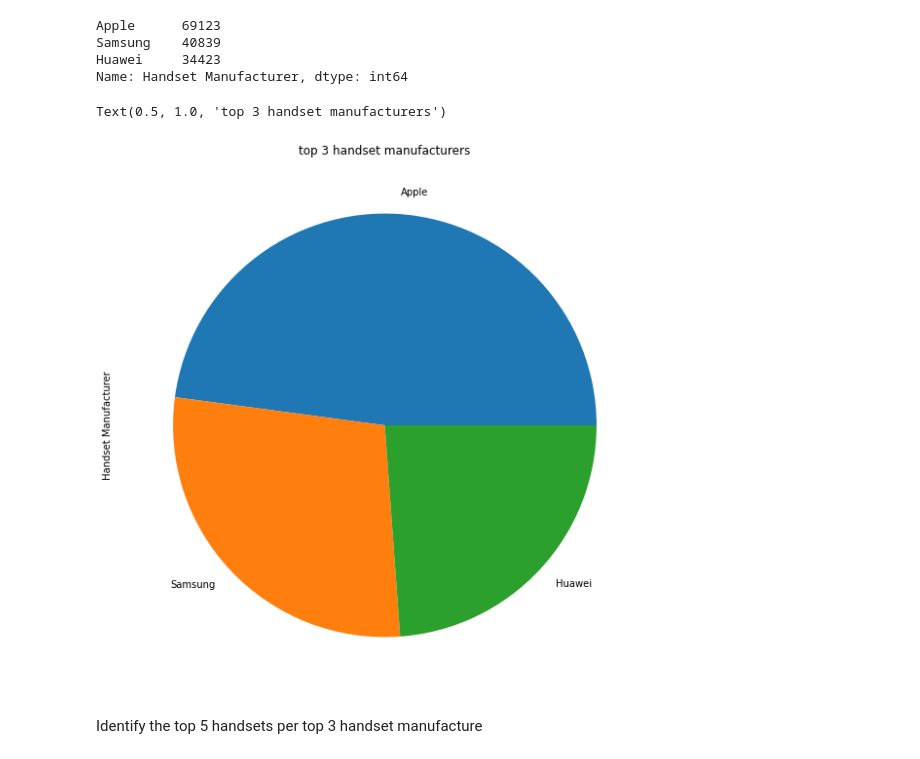
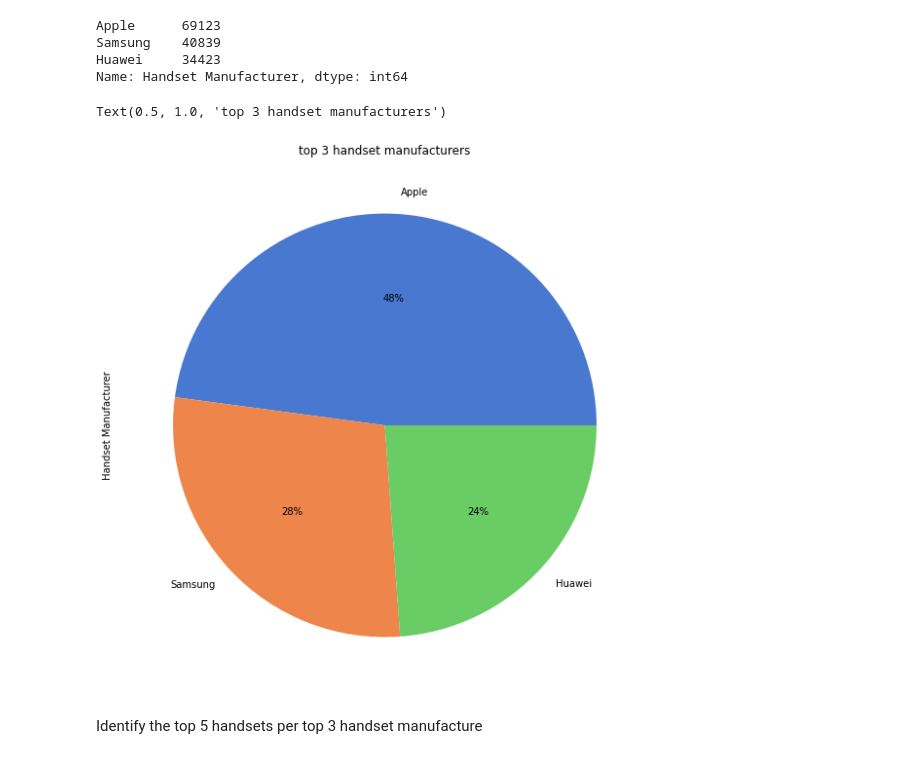
Before and after one commit to Fisseha-Estifanos/Telecom, a Jupyter notebook: notebooks/uoa_1.1.ipynb, the cells around one changed output. Saved outputs shown, nothing was run; the diff lists cells and outputs as text; code cells hidden in the pictures.

Commit message:
color changes

```diff
--- a/notebooks/uoa_1.1.ipynb
+++ b/notebooks/uoa_1.1.ipynb
@@ -84,14 +86,13 @@ Name: Handset Manufacturer, dtype: int64
 # %%
 # Generate plot on top 3 handset manufacturers
 fig = plt.figure(figsize = (10,10))
-top3manufacturers.plot.pie(grid=True)
+last_num = len(top3manufacturers.values)
+colors = sns.color_palette('muted')[0:last_num]
+top3manufacturers.plot.pie(grid=True, colors=colors, autopct='%.000f%%')
 plt.title('top 3 handset manufacturers')
-#plt.xlabel('subjectivity')
-#plt.ylabel('count')
-#plt.grid(axis='y', alpha=0.75)
 # %% [output]
 Text(0.5, 1.0, 'top 3 handset manufacturers')
-[figure, old version]
+[figure, new version]
 # %% [markdown]
 Identify the top 5 handsets per top 3 handset manufacture
 # %%
```
Also changed, not shown: parts of 4 cells of this notebook.
